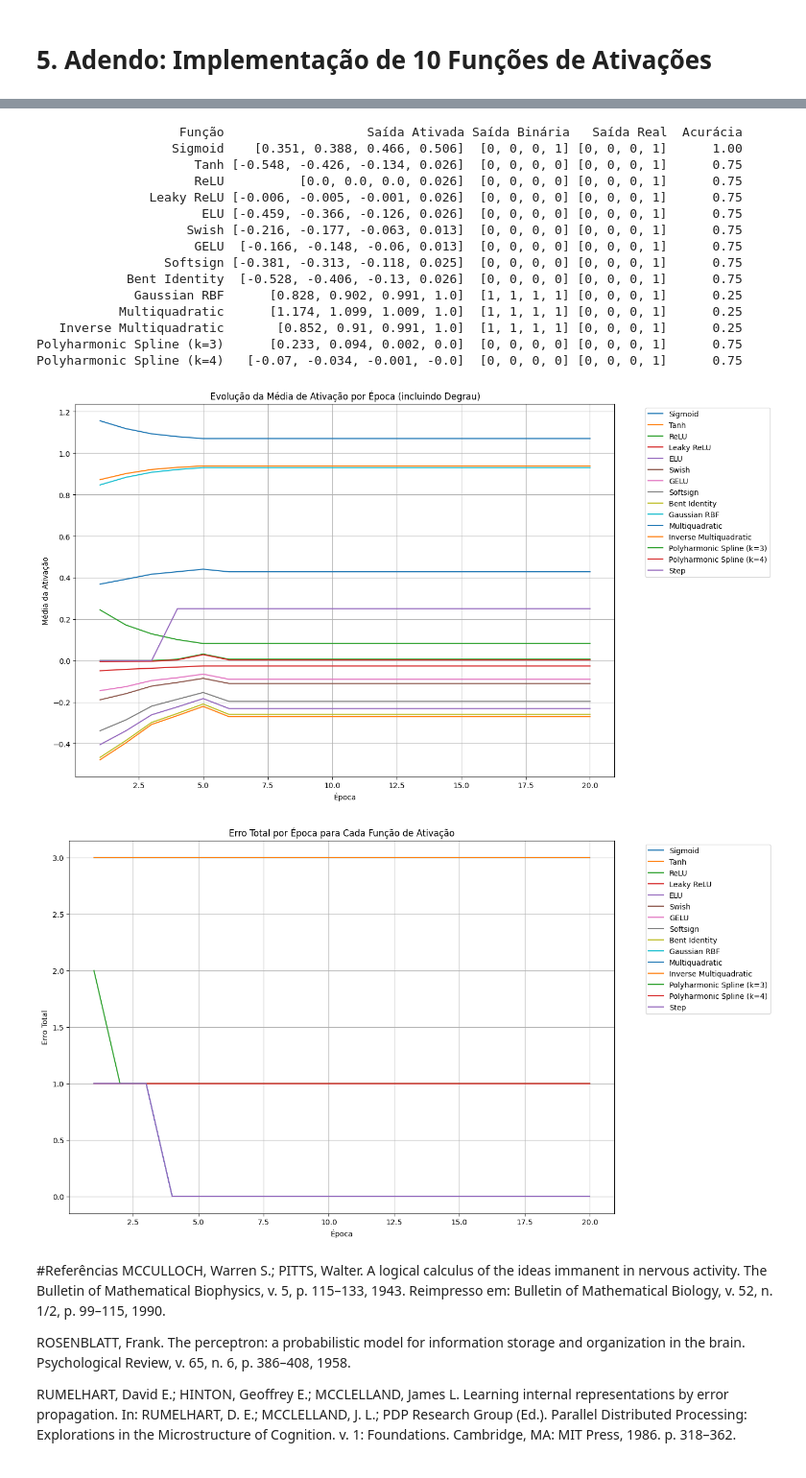
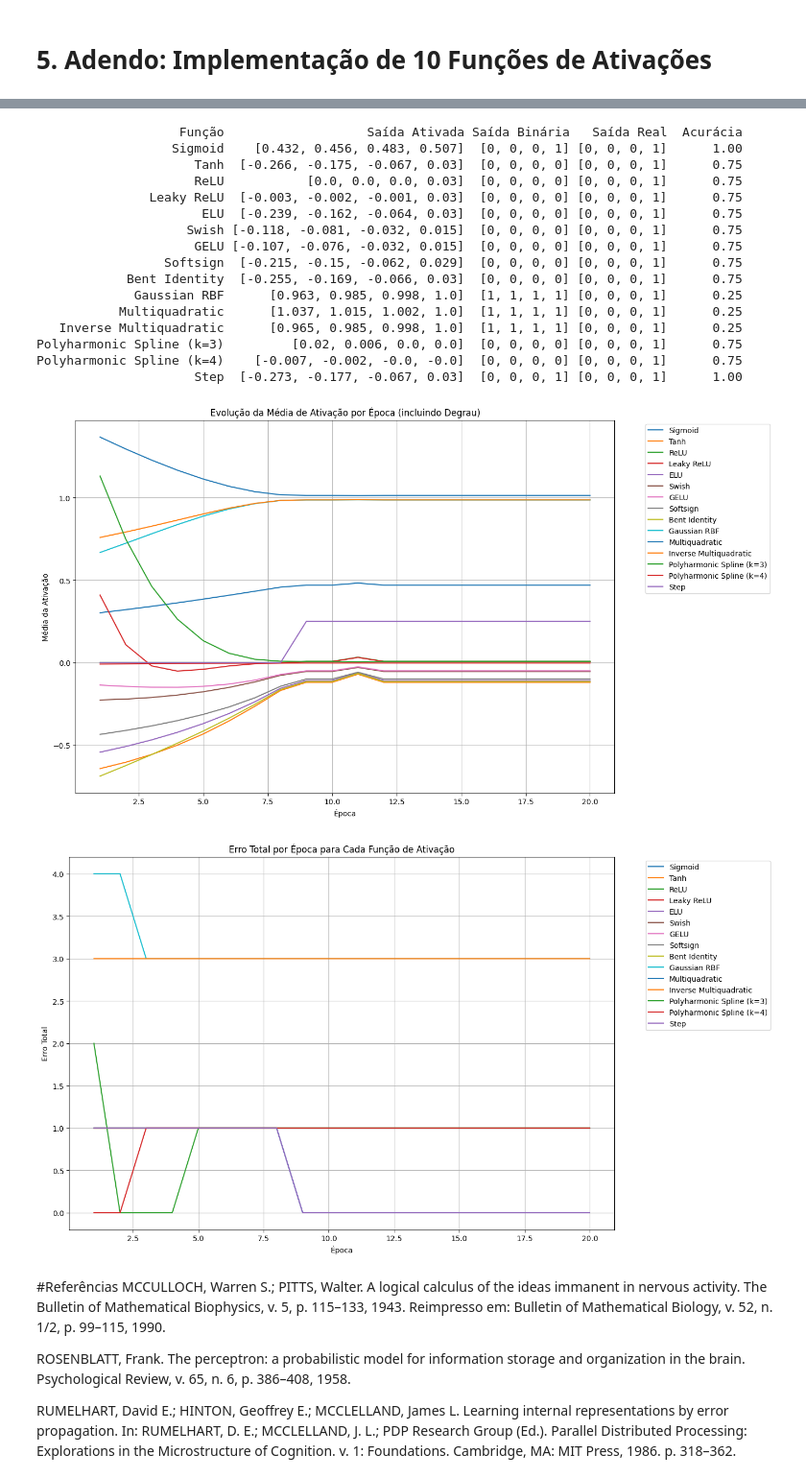
Before and after one commit to EmanuelSilva69/Redes_Neurais_Perceptron, a Jupyter notebook: G_EMANUEL_PERCEPTRON/perceptron.ipynb, the cells around one changed output, grey strips where cells are left out. Shown at 96% size. Saved outputs shown, nothing was run; the diff lists cells and outputs as text; code cells hidden in the pictures.

Commit message:
-feat -docs Adendo das 10 ativações
Finalizei os parágrafos explicando cada uma, e 2 códigos, um deles plotando elas, e um do perceptron aplicando elas (desnecessário)

```diff
--- a/G_EMANUEL_PERCEPTRON/perceptron.ipynb
+++ b/G_EMANUEL_PERCEPTRON/perceptron.ipynb
@@ -1252,7 +1515,7 @@ eta = 0.1
 n_amostras, n_entradas = X.shape
 
 # Inicialização aleatória dos pesos e bias
-np.random.seed(None)
+np.random.seed(136)
 pesos = np.random.uniform(-1, 1, size=n_entradas)
 bias = np.random.uniform(-1, 1)
 
@@ -1263,7 +1526,7 @@ def step(u): return 1 if u >= 0 else 0
 pesos_hist = []
 erros_hist = []
 
-# === Treinamento do Perceptron (sem np.dot) ===
+# === Treinamento do Perceptron  ===
 for epoca in range(epocas):
     erro_total = 0
     for i in range(n_amostras):
@@ -1382,10 +1645,24 @@ for pesos_epoca in pesos_hist:
 # Adicionar ao dicionário de ativações
 ativacoes_por_funcao["Step"] = step_medias
 
-# Mostrar resultados como tabela
-import pandas as pd
+# Recalcular a saída da função degrau (Step) com os pesos finais e bias
+u_vals_step = np.array([sum(pesos[j] * X[i][j] for j in range(n_entradas)) + bias for i in range(n_amostras)])
+saida_step = np.array([step(u) for u in u_vals_step])
+acuracia_step = np.mean(saida_step == y)
+
+# Adicionar o resultado da função Step à lista de resultados
+resultados.append({
+    'Função': 'Step',
+    'Saída Ativada': u_vals_step.round(3).tolist(),
+    'Saída Binária': saida_step.tolist(),
+    'Saída Real': y.tolist(),
+    'Acurácia': acuracia_step
+})
+
+# Gerar o DataFrame atualizado
 df_resultados = pd.DataFrame(resultados)
 print(df_resultados.to_string(index=False))
+
 # Gerar gráfico novamente com a função degrau incluída
 plt.figure(figsize=(14, 8))
 for nome, ativacoes in ativacoes_por_funcao.items():
@@ -1417,49 +1694,50 @@ for pesos_epoca in pesos_hist:
 
     for nome, func in funcoes_ativacao.items():
         try:
             ativado = func(u_vals_epoca)
             saida_binaria = np.where(ativado >= 0.5, 1, 0)
             erro_total = np.sum(np.abs(saida_binaria - y))
             erros_por_funcao[nome].append(erro_total)
         except:
             erros_por_funcao[nome].append(None)
 
     # Erro para função degrau (step)
     saida_step = np.array([step(u) for u in u_vals_epoca])
     erro_step = np.sum(np.abs(saida_step - y))
     erros_por_funcao["Step"].append(erro_step)
 
 # Plotar os erros por época para todas as funções
 plt.figure(figsize=(14, 8))
 for nome, erros in erros_por_funcao.items():
     if None not in erros:
         plt.plot(range(1, len(erros) + 1), erros, label=nome)
 
 plt.xlabel("Época")
 plt.ylabel("Erro Total")
 plt.title("Erro Total por Época para Cada Função de Ativação")
 plt.legend(bbox_to_anchor=(1.05, 1), loc='upper left')
 plt.grid(True)
 plt.tight_layout()
 plt.show()
 # %% [output]
                    Função                   Saída Ativada Saída Binária   Saída Real  Acurácia
-                  Sigmoid    [0.351, 0.388, 0.466, 0.506]  [0, 0, 0, 1] [0, 0, 0, 1]      1.00
-                     Tanh [-0.548, -0.426, -0.134, 0.026]  [0, 0, 0, 0] [0, 0, 0, 1]      0.75
-                     ReLU          [0.0, 0.0, 0.0, 0.026]  [0, 0, 0, 0] [0, 0, 0, 1]      0.75
-               Leaky ReLU [-0.006, -0.005, -0.001, 0.026]  [0, 0, 0, 0] [0, 0, 0, 1]      0.75
-                      ELU [-0.459, -0.366, -0.126, 0.026]  [0, 0, 0, 0] [0, 0, 0, 1]      0.75
-                    Swish [-0.216, -0.177, -0.063, 0.013]  [0, 0, 0, 0] [0, 0, 0, 1]      0.75
-                     GELU  [-0.166, -0.148, -0.06, 0.013]  [0, 0, 0, 0] [0, 0, 0, 1]      0.75
-                 Softsign [-0.381, -0.313, -0.118, 0.025]  [0, 0, 0, 0] [0, 0, 0, 1]      0.75
-            Bent Identity  [-0.528, -0.406, -0.13, 0.026]  [0, 0, 0, 0] [0, 0, 0, 1]      0.75
-             Gaussian RBF      [0.828, 0.902, 0.991, 1.0]  [1, 1, 1, 1] [0, 0, 0, 1]      0.25
-           Multiquadratic      [1.174, 1.099, 1.009, 1.0]  [1, 1, 1, 1] [0, 0, 0, 1]      0.25
-   Inverse Multiquadratic       [0.852, 0.91, 0.991, 1.0]  [1, 1, 1, 1] [0, 0, 0, 1]      0.25
-Polyharmonic Spline (k=3)      [0.233, 0.094, 0.002, 0.0]  [0, 0, 0, 0] [0, 0, 0, 1]      0.75
-Polyharmonic Spline (k=4)   [-0.07, -0.034, -0.001, -0.0]  [0, 0, 0, 0] [0, 0, 0, 1]      0.75
+                  Sigmoid    [0.432, 0.456, 0.483, 0.507]  [0, 0, 0, 1] [0, 0, 0, 1]      1.00
+                     Tanh  [-0.266, -0.175, -0.067, 0.03]  [0, 0, 0, 0] [0, 0, 0, 1]      0.75
+                     ReLU           [0.0, 0.0, 0.0, 0.03]  [0, 0, 0, 0] [0, 0, 0, 1]      0.75
+               Leaky ReLU  [-0.003, -0.002, -0.001, 0.03]  [0, 0, 0, 0] [0, 0, 0, 1]      0.75
+                      ELU  [-0.239, -0.162, -0.064, 0.03]  [0, 0, 0, 0] [0, 0, 0, 1]      0.75
+                    Swish [-0.118, -0.081, -0.032, 0.015]  [0, 0, 0, 0] [0, 0, 0, 1]      0.75
+                     GELU [-0.107, -0.076, -0.032, 0.015]  [0, 0, 0, 0] [0, 0, 0, 1]      0.75
+                 Softsign  [-0.215, -0.15, -0.062, 0.029]  [0, 0, 0, 0] [0, 0, 0, 1]      0.75
+            Bent Identity  [-0.255, -0.169, -0.066, 0.03]  [0, 0, 0, 0] [0, 0, 0, 1]      0.75
+             Gaussian RBF      [0.963, 0.985, 0.998, 1.0]  [1, 1, 1, 1] [0, 0, 0, 1]      0.25
+           Multiquadratic      [1.037, 1.015, 1.002, 1.0]  [1, 1, 1, 1] [0, 0, 0, 1]      0.25
+   Inverse Multiquadratic      [0.965, 0.985, 0.998, 1.0]  [1, 1, 1, 1] [0, 0, 0, 1]      0.25
+Polyharmonic Spline (k=3)         [0.02, 0.006, 0.0, 0.0]  [0, 0, 0, 0] [0, 0, 0, 1]      0.75
+Polyharmonic Spline (k=4)    [-0.007, -0.002, -0.0, -0.0]  [0, 0, 0, 0] [0, 0, 0, 1]      0.75
+                     Step  [-0.273, -0.177, -0.067, 0.03]  [0, 0, 0, 1] [0, 0, 0, 1]      1.00
-[figure, old version]
+[figure, new version]
-[figure, old version]
+[figure, new version]
 # %% [markdown]
 #Referências
 MCCULLOCH, Warren S.; PITTS, Walter. A logical calculus of the ideas immanent in nervous activity. The Bulletin of Mathematical Biophysics, v. 5, p. 115–133, 1943. Reimpresso em: Bulletin of Mathematical Biology, v. 52, n. 1/2, p. 99–115, 1990.
```
Also changed, not shown: parts of 3 cells of this notebook.
